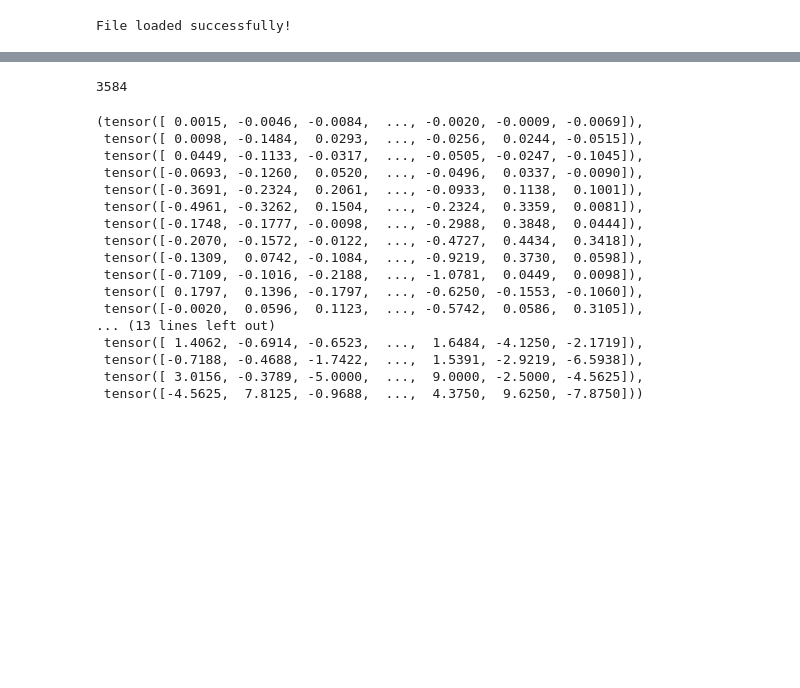
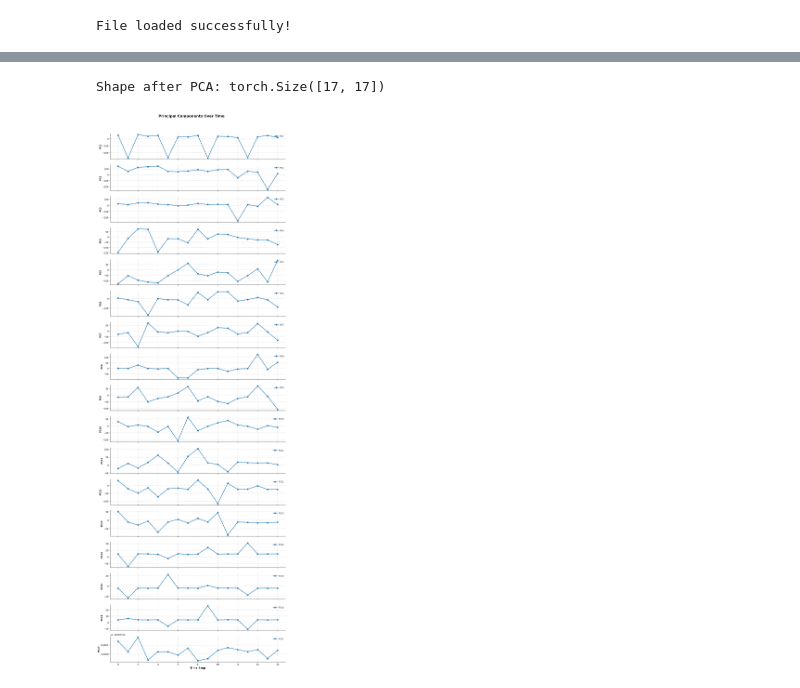
Before and after one commit to batu-el/cot-interp, a Jupyter notebook: notebook.ipynb, the cells around one changed output, grey strips where cells are left out. Drawn from its saved outputs; the diff is of its cells as text; code cells hidden in the pictures; blank space fills up the shorter version.

```diff
--- a/notebook.ipynb
+++ b/notebook.ipynb
@@ -59,27 +82,0 @@ torch.stack()
-# %%
-num_hidden
-# %% [output]
-3584
-# %%
-query0_data = data[0]
-
-for i in range(num_reasoning):
-    len(query0_data[i])
-# %% [output]
-(tensor([ 0.0015, -0.0046, -0.0084,  ..., -0.0020, -0.0009, -0.0069]),
- tensor([ 0.0098, -0.1484,  0.0293,  ..., -0.0256,  0.0244, -0.0515]),
- tensor([ 0.0449, -0.1133, -0.0317,  ..., -0.0505, -0.0247, -0.1045]),
- tensor([-0.0693, -0.1260,  0.0520,  ..., -0.0496,  0.0337, -0.0090]),
- tensor([-0.3691, -0.2324,  0.2061,  ..., -0.0933,  0.1138,  0.1001]),
- tensor([-0.4961, -0.3262,  0.1504,  ..., -0.2324,  0.3359,  0.0081]),
- tensor([-0.1748, -0.1777, -0.0098,  ..., -0.2988,  0.3848,  0.0444]),
- tensor([-0.2070, -0.1572, -0.0122,  ..., -0.4727,  0.4434,  0.3418]),
- tensor([-0.1309,  0.0742, -0.1084,  ..., -0.9219,  0.3730,  0.0598]),
- tensor([-0.7109, -0.1016, -0.2188,  ..., -1.0781,  0.0449,  0.0098]),
- tensor([ 0.1797,  0.1396, -0.1797,  ..., -0.6250, -0.1553, -0.1060]),
- tensor([-0.0020,  0.0596,  0.1123,  ..., -0.5742,  0.0586,  0.3105]),
-... (13 lines left out)
- tensor([ 1.4062, -0.6914, -0.6523,  ...,  1.6484, -4.1250, -2.1719]),
- tensor([-0.7188, -0.4688, -1.7422,  ...,  1.5391, -2.9219, -6.5938]),
- tensor([ 3.0156, -0.3789, -5.0000,  ...,  9.0000, -2.5000, -4.5625]),
- tensor([-4.5625,  7.8125, -0.9688,  ...,  4.3750,  9.6250, -7.8750]))
@@ -85,0 +101,47 @@ for i in range(num_reasoning):
+# %%
+data_last_layer_q = data_last_layer[7]
+# %%
+data_tensor = torch.stack(data_last_layer_q)
+# Perform PCA with PyTorch
+U, S, V = torch.pca_lowrank(data_tensor, q=min(data_tensor.shape))
+
+# Project data onto principal components
+data_pca_torch = torch.matmul(data_tensor, V)
+
+print("Shape after PCA:", data_pca_torch.shape)
+# %% [output]
+Shape after PCA: torch.Size([17, 17])
+# %%
+import matplotlib.pyplot as plt
+import numpy as np
+
+# Simulating PCA output (Replace with actual data_pca_torch)
+np.random.seed(42)
+num_points = 17
+num_pcs = 17  # Number of principal components
+# data_pca_torch = np.cumsum(np.random.randn(num_points, num_pcs), axis=0)  # Simulated PCA output
+
+# Extract all principal components
+time_steps = np.arange(num_points)  # Assuming sequential time steps
+
+# Create subplots for each PC with improved styling
+fig, axes = plt.subplots(nrows=num_pcs, ncols=1, figsize=(12, 2 * num_pcs), sharex=True)
+
+for i in range(num_pcs):
+    axes[i].plot(time_steps, data_pca_torch[:, i], marker='o', linestyle='-', linewidth=2, markersize=6, label=f"PC{i+1}")
+    axes[i].set_ylabel(f"PC{i+1}", fontsize=10, fontweight="bold")
+    axes[i].grid(True, linestyle='--', alpha=0.6)
+    axes[i].legend(loc="upper right", fontsize=9, frameon=False)
+    axes[i].spines["top"].set_visible(False)
+    axes[i].spines["right"].set_visible(False)
+
+# Common X label
+axes[-1].set_xlabel("Time Step", fontsize=12, fontweight="bold")
+
+# Title with spacing
+fig.suptitle("Principal Components Over Time", fontsize=16, fontweight="bold", y=1.02)
+
+plt.tight_layout()
+plt.show()
+# %% [output]
+[figure, added]
```
Also changed, not shown: parts of 7 cells of this notebook.
